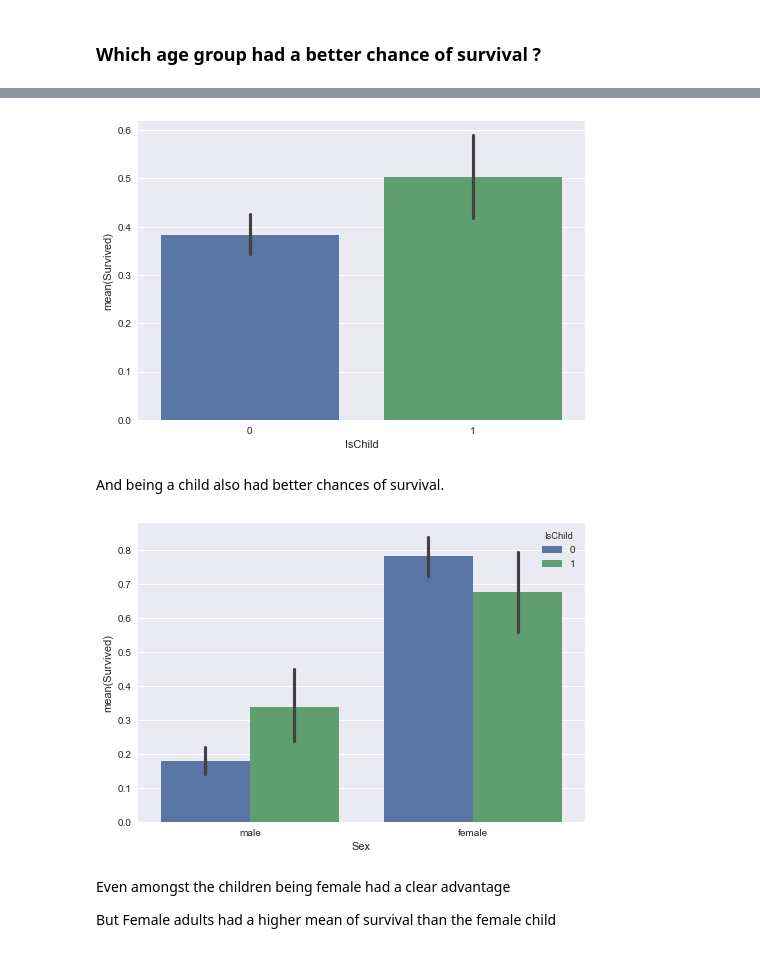
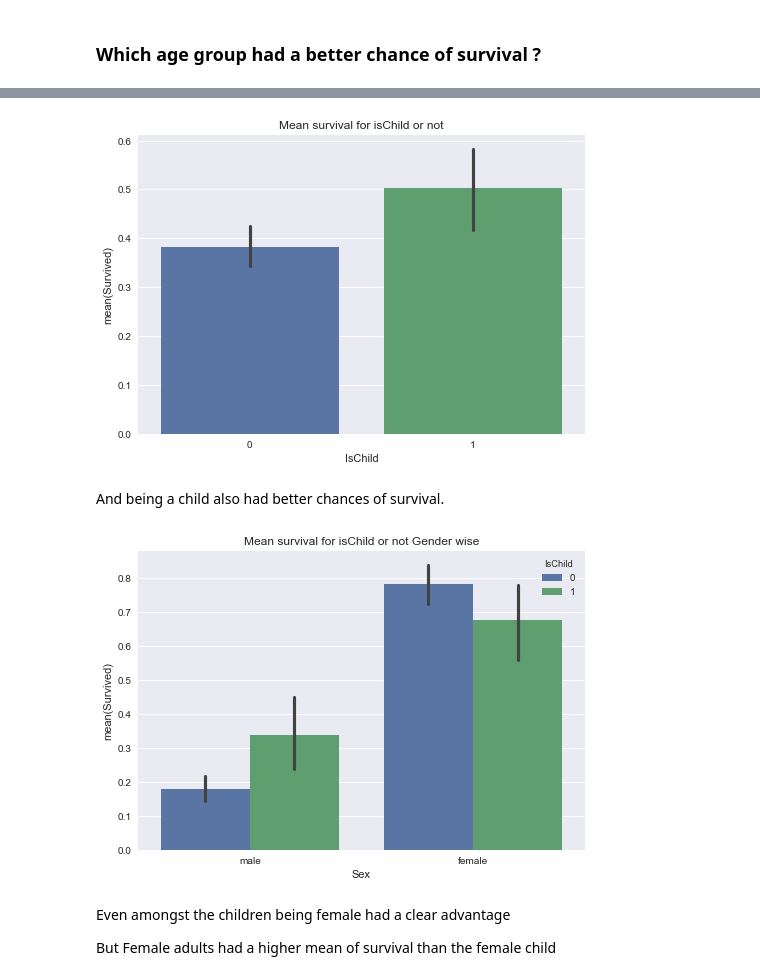
Before and after one commit to dtflaneur/nd-da, a Jupyter notebook: project-3/Titanic Data Investigation.ipynb, the cells around one changed output, grey strips where cells are left out. Cells and saved outputs as stored; diff of their text form; code cells hidden in the pictures.

```diff
--- a/project-3/Titanic Data Investigation.ipynb
+++ b/project-3/Titanic Data Investigation.ipynb
@@ -223,22 +224,20 @@ def isChild(x):
         return 1
 titanic_df["IsChild"] = pd.Series(titanic_df["Age"].apply(isChild), index=titanic_df.index)
 # %%
-import seaborn as sns
-import matplotlib.pyplot as plt
-%matplotlib inline
-
 sns.set(style="darkgrid")
 sns.barplot(data=titanic_df,x="IsChild",y="Survived")
+sns.plt.title('Mean survival for isChild or not')
 sns.plt.show()
 # %% [output]
-[figure, old version]
+[figure, new version]
 # %% [markdown]
 And being a child also had better chances of survival.
 # %%
 sns.barplot(data=titanic_df, x="Sex", y="Survived", hue="IsChild")
+sns.plt.title('Mean survival for isChild or not Gender wise')
 sns.plt.show()
 # %% [output]
-[figure, old version]
+[figure, new version]
 # %% [markdown]
 Even amongst the children being female had a clear advantage
 
```
Also changed, not shown: parts of 17 cells of this notebook, 1 other file.
